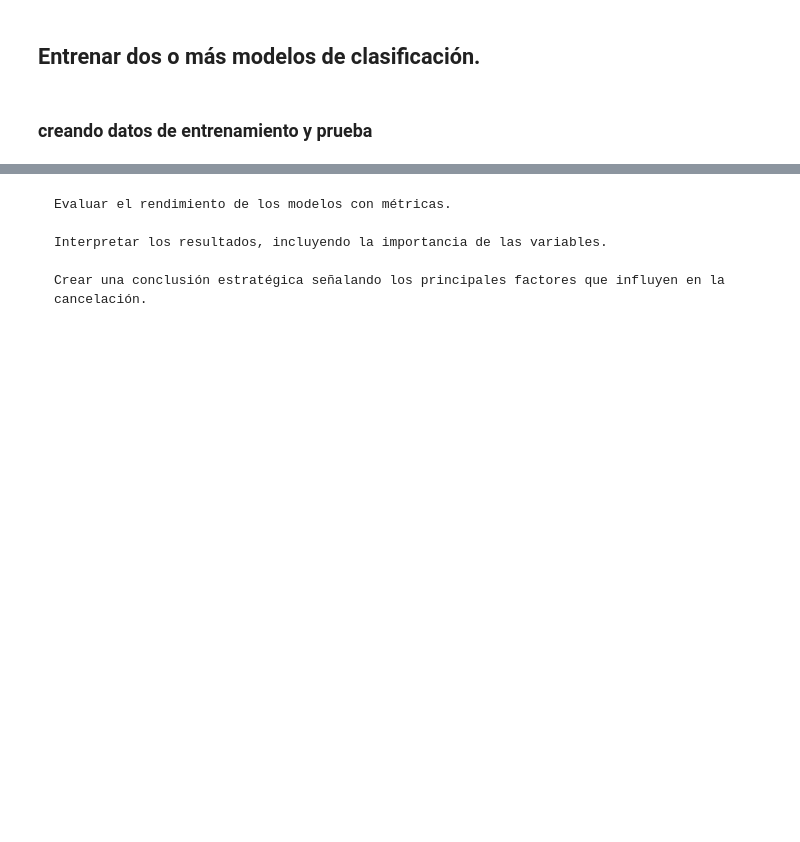
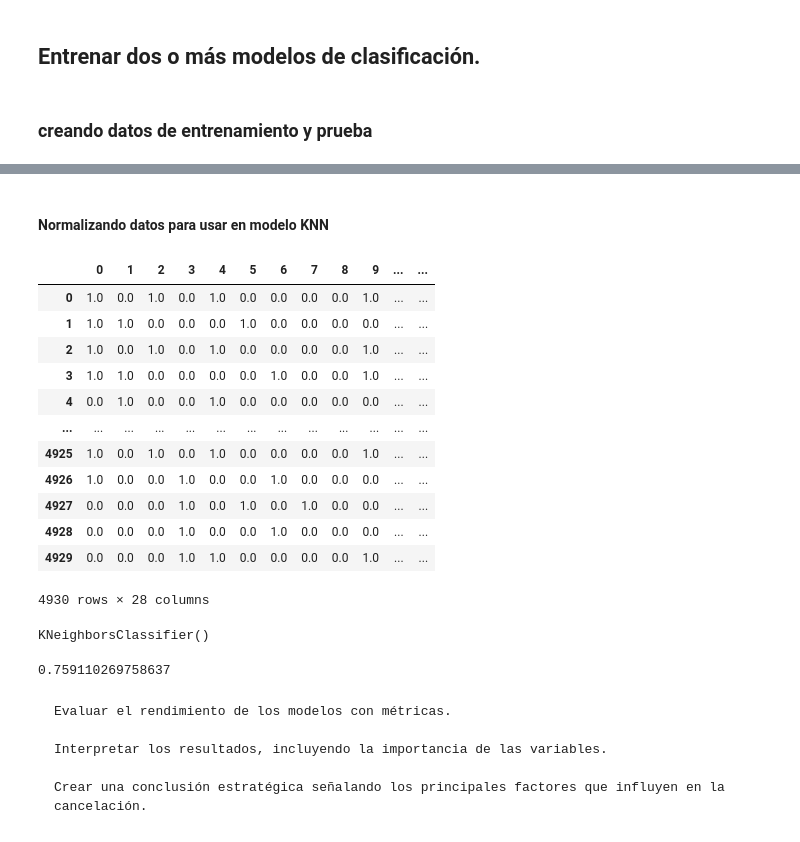
Before and after one commit to arnaldourbina/desafio_telecom_x_2, a Jupyter notebook: Desafio_TelecomX2.ipynb, the cells around one changed output, grey strips where cells are left out. Drawn from its saved outputs; the diff is of its cells as text; code cells hidden in the pictures; blank space fills up the shorter version.

```diff
--- a/Desafio_TelecomX2.ipynb
+++ b/Desafio_TelecomX2.ipynb
@@ -142,0 +197,2 @@ X_train, X_test, y_train, y_test = train_test_split(X, y, test_size=0.3, random_
+# %% [markdown]
+#### Normalizando datos para usar en modelo KNN
@@ -142,0 +201,20 @@ X_train, X_test, y_train, y_test = train_test_split(X, y, test_size=0.3, random_
+# %%
+normalizacion = MinMaxScaler()
+X_train_norm = normalizacion.fit_transform(X_train)
+X_test_norm = normalizacion.transform(X_test)
+# %%
+pd.DataFrame(X_train_norm)
+# %% [output]
+|  | 0 | 1 | 2 | 3 | 4 | 5 | 6 | 7 | 8 | 9 | ... | ... |
+| 0 | 1.0 | 0.0 | 1.0 | 0.0 | 1.0 | 0.0 | 0.0 | 0.0 | 0.0 | 1.0 | ... | ... |
+| 1 | 1.0 | 1.0 | 0.0 | 0.0 | 0.0 | 1.0 | 0.0 | 0.0 | 0.0 | 0.0 | ... | ... |
+| 2 | 1.0 | 0.0 | 1.0 | 0.0 | 1.0 | 0.0 | 0.0 | 0.0 | 0.0 | 1.0 | ... | ... |
+| 3 | 1.0 | 1.0 | 0.0 | 0.0 | 0.0 | 0.0 | 1.0 | 0.0 | 0.0 | 1.0 | ... | ... |
+| 4 | 0.0 | 1.0 | 0.0 | 0.0 | 1.0 | 0.0 | 0.0 | 0.0 | 0.0 | 0.0 | ... | ... |
+| ... | ... | ... | ... | ... | ... | ... | ... | ... | ... | ... | ... | ... |
+| 4925 | 1.0 | 0.0 | 1.0 | 0.0 | 1.0 | 0.0 | 0.0 | 0.0 | 0.0 | 1.0 | ... | ... |
+| 4926 | 1.0 | 0.0 | 0.0 | 1.0 | 0.0 | 0.0 | 1.0 | 0.0 | 0.0 | 0.0 | ... | ... |
+| 4927 | 0.0 | 0.0 | 0.0 | 1.0 | 0.0 | 1.0 | 0.0 | 1.0 | 0.0 | 0.0 | ... | ... |
+| 4928 | 0.0 | 0.0 | 0.0 | 1.0 | 0.0 | 0.0 | 1.0 | 0.0 | 0.0 | 0.0 | ... | ... |
+| 4929 | 0.0 | 0.0 | 0.0 | 1.0 | 1.0 | 0.0 | 0.0 | 0.0 | 0.0 | 1.0 | ... | ... |
+4930 rows × 28 columns
@@ -143,3 +225,11 @@ X_train, X_test, y_train, y_test = train_test_split(X, y, test_size=0.3, random_
+# %%
+knn.fit(X_train_norm, y_train)
+# %% [output]
+KNeighborsClassifier()
+# %%
+knn.score(X_test_norm, y_test)
+# %% [output]
+0.759110269758637
 # %% [markdown]
 
 
```
Also changed, not shown: parts of 18 cells of this notebook.
